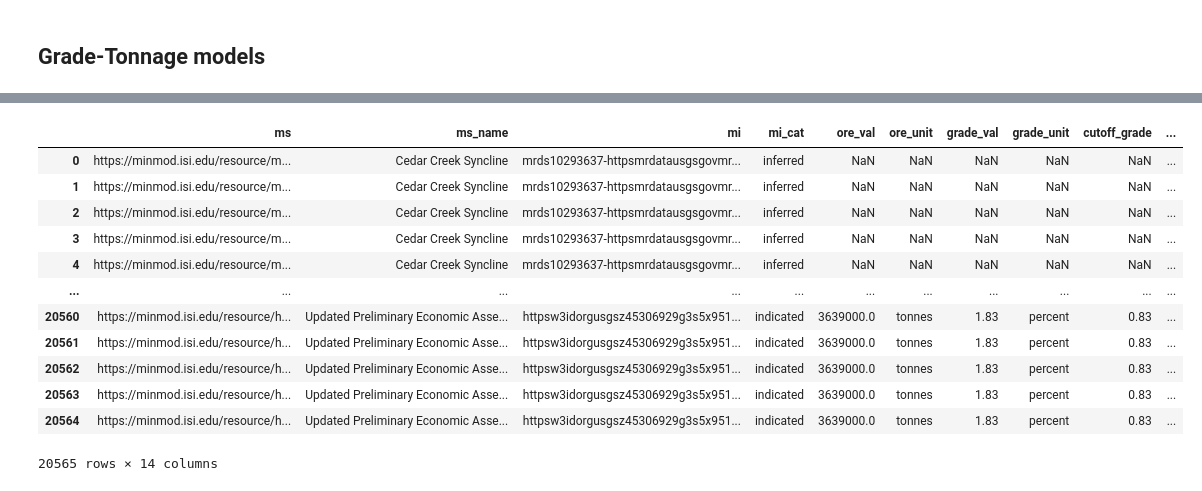
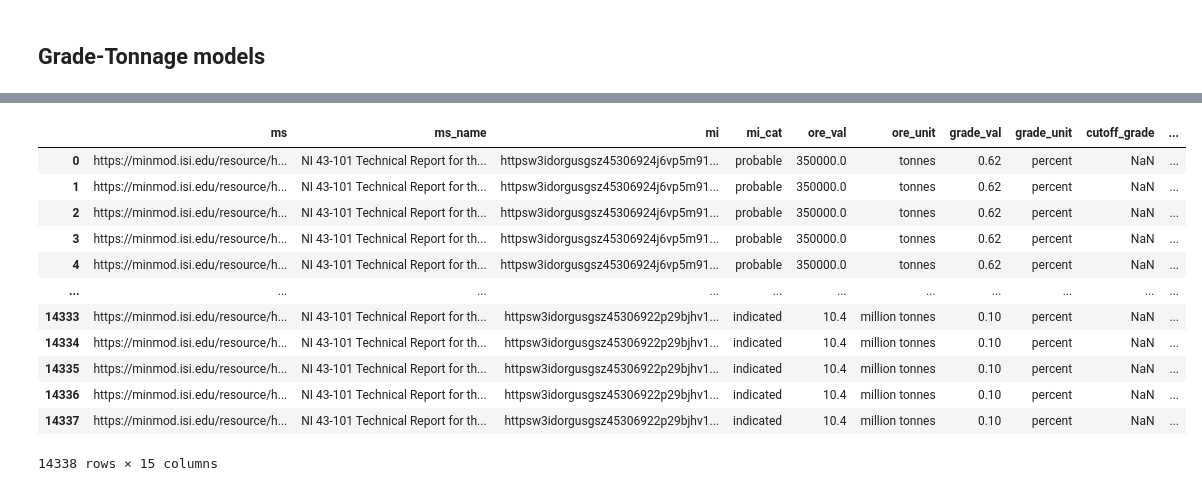
Before and after one commit to binh-vu/ta2-minmod-data, a Jupyter notebook: sandbox/sparql_sandbox.ipynb, the cells around one changed output, grey strips where cells are left out. Saved outputs shown, nothing was run; the diff lists cells and outputs as text; code cells hidden in the pictures.

```diff
--- a/sandbox/sparql_sandbox.ipynb
+++ b/sandbox/sparql_sandbox.ipynb
@@ -67,7 +70,6 @@ def run_sparql_query(query, endpoint='https://minmod.isi.edu/sparql', values=Fal
     PREFIX xsd: <http://www.w3.org/2001/XMLSchema#>
     PREFIX owl: <http://www.w3.org/2002/07/owl#>
     PREFIX gkbi: <https://geokb.wikibase.cloud/entity/>
-    PREFIX gkbp: <https://geokb.wikibase.cloud/wiki/Property:>
     PREFIX gkbt: <https://geokb.wikibase.cloud/prop/direct/>
     PREFIX geo: <http://www.opengis.net/ont/geosparql#>
     \n''' + query
@@ -536,8 +654,8 @@ query = ''' SELECT ?ms ?ms_name ?mi ?mi_cat ?ore_val ?ore_unit_lbl ?grade_val ?g
 
                 OPTIONAL {
                       ?ms :location_info [ :country ?country ] .
-                      #?ms :location_info [ :location ?loc_wkt ] .
-                      #FILTER(datatype(?loc_wkt) = geo:wktLiteral)
+                      ?ms :location_info [ :location ?loc_wkt ] .
+                      FILTER(datatype(?loc_wkt) = geo:wktLiteral)
                 }
 
                 ?mi :category ?mi_cat .
@@ -552,4 +670,3 @@ query = ''' SELECT ?ms ?ms_name ?mi ?mi_cat ?ore_val ?ore_unit_lbl ?grade_val ?g
                 OPTIONAL { ?mi :cutoff_grade [ :grade_value ?cutoff_grade ] . }
             } '''
 query_resp_df = run_minmod_query(query, values=True)
-query_resp_df
@@ -570,37 +673,37 @@ query_resp_df
 # %%
 mineral_data_df = pd.DataFrame([
     {
         'ms': row['ms.value'], # This is not yet the name, it's the suffix of the uri
         'ms_name': row['ms_name.value'] if len(row['ms_name.value']) > 0 else row['ms.value'].split('/')[-1],
         'mi': row['mi.value'].split('/')[-1],
         'mi_cat': row['mi_cat.value'].lower().split('/')[-1],
         'ore_val': float(row['ore_val.value']),
         'ore_unit': row['ore_unit_lbl.value'],
         'grade_val': float(row['grade_val.value']),
         'grade_unit': row['grade_unit_lbl.value'],
         'cutoff_grade': float(row['cutoff_grade.value']),
         'cutoff_grade_unit': row['cutoff_grade.value'],
         'deposit_type_qnode': row['dtnorm.value'],
         'deposit_type': row['dtnorm_label.value'],
         'dep_type_score': float(row['dt_conf.value']),
-        'country': row['country.value']
-        #'loc_wkt': row['loc_wkt.value']
+        'country': row['country.value'],
+        'loc_wkt': row['loc_wkt.value']
     }
     for index, row in query_resp_df.iterrows()
 ])
 mineral_data_df
 # %% [output]
 |  | ms | ms_name | mi | mi_cat | ore_val | ore_unit | grade_val | grade_unit | cutoff_grade | ... |
-| 0 | https://minmod.isi.edu/resource/m... | Cedar Creek Syncline | mrds10293637-httpsmrdatausgsgovmr... | inferred | NaN | NaN | NaN | NaN | NaN | ... |
-| 1 | https://minmod.isi.edu/resource/m... | Cedar Creek Syncline | mrds10293637-httpsmrdatausgsgovmr... | inferred | NaN | NaN | NaN | NaN | NaN | ... |
-| 2 | https://minmod.isi.edu/resource/m... | Cedar Creek Syncline | mrds10293637-httpsmrdatausgsgovmr... | inferred | NaN | NaN | NaN | NaN | NaN | ... |
-| 3 | https://minmod.isi.edu/resource/m... | Cedar Creek Syncline | mrds10293637-httpsmrdatausgsgovmr... | inferred | NaN | NaN | NaN | NaN | NaN | ... |
-| 4 | https://minmod.isi.edu/resource/m... | Cedar Creek Syncline | mrds10293637-httpsmrdatausgsgovmr... | inferred | NaN | NaN | NaN | NaN | NaN | ... |
+| 0 | https://minmod.isi.edu/resource/h... | NI 43-101 Technical Report for th... | httpsw3idorgusgsz45306924j6vp5m91... | probable | 350000.0 | tonnes | 0.62 | percent | NaN | ... |
+| 1 | https://minmod.isi.edu/resource/h... | NI 43-101 Technical Report for th... | httpsw3idorgusgsz45306924j6vp5m91... | probable | 350000.0 | tonnes | 0.62 | percent | NaN | ... |
+| 2 | https://minmod.isi.edu/resource/h... | NI 43-101 Technical Report for th... | httpsw3idorgusgsz45306924j6vp5m91... | probable | 350000.0 | tonnes | 0.62 | percent | NaN | ... |
+| 3 | https://minmod.isi.edu/resource/h... | NI 43-101 Technical Report for th... | httpsw3idorgusgsz45306924j6vp5m91... | probable | 350000.0 | tonnes | 0.62 | percent | NaN | ... |
+| 4 | https://minmod.isi.edu/resource/h... | NI 43-101 Technical Report for th... | httpsw3idorgusgsz45306924j6vp5m91... | probable | 350000.0 | tonnes | 0.62 | percent | NaN | ... |
 | ... | ... | ... | ... | ... | ... | ... | ... | ... | ... | ... |
-| 20560 | https://minmod.isi.edu/resource/h... | Updated Preliminary Economic Asse... | httpsw3idorgusgsz45306929g3s5x951... | indicated | 3639000.0 | tonnes | 1.83 | percent | 0.83 | ... |
-| 20561 | https://minmod.isi.edu/resource/h... | Updated Preliminary Economic Asse... | httpsw3idorgusgsz45306929g3s5x951... | indicated | 3639000.0 | tonnes | 1.83 | percent | 0.83 | ... |
-| 20562 | https://minmod.isi.edu/resource/h... | Updated Preliminary Economic Asse... | httpsw3idorgusgsz45306929g3s5x951... | indicated | 3639000.0 | tonnes | 1.83 | percent | 0.83 | ... |
-| 20563 | https://minmod.isi.edu/resource/h... | Updated Preliminary Economic Asse... | httpsw3idorgusgsz45306929g3s5x951... | indicated | 3639000.0 | tonnes | 1.83 | percent | 0.83 | ... |
-| 20564 | https://minmod.isi.edu/resource/h... | Updated Preliminary Economic Asse... | httpsw3idorgusgsz45306929g3s5x951... | indicated | 3639000.0 | tonnes | 1.83 | percent | 0.83 | ... |
+| 14333 | https://minmod.isi.edu/resource/h... | NI 43-101 Technical Report for th... | httpsw3idorgusgsz45306922p29bjhv1... | indicated | 10.4 | million tonnes | 0.10 | percent | NaN | ... |
+| 14334 | https://minmod.isi.edu/resource/h... | NI 43-101 Technical Report for th... | httpsw3idorgusgsz45306922p29bjhv1... | indicated | 10.4 | million tonnes | 0.10 | percent | NaN | ... |
+| 14335 | https://minmod.isi.edu/resource/h... | NI 43-101 Technical Report for th... | httpsw3idorgusgsz45306922p29bjhv1... | indicated | 10.4 | million tonnes | 0.10 | percent | NaN | ... |
+| 14336 | https://minmod.isi.edu/resource/h... | NI 43-101 Technical Report for th... | httpsw3idorgusgsz45306922p29bjhv1... | indicated | 10.4 | million tonnes | 0.10 | percent | NaN | ... |
+| 14337 | https://minmod.isi.edu/resource/h... | NI 43-101 Technical Report for th... | httpsw3idorgusgsz45306922p29bjhv1... | indicated | 10.4 | million tonnes | 0.10 | percent | NaN | ... |
-20565 rows × 14 columns
+14338 rows × 15 columns
 # %%
```
Also changed, not shown: parts of 51 cells of this notebook, 1 other file.
